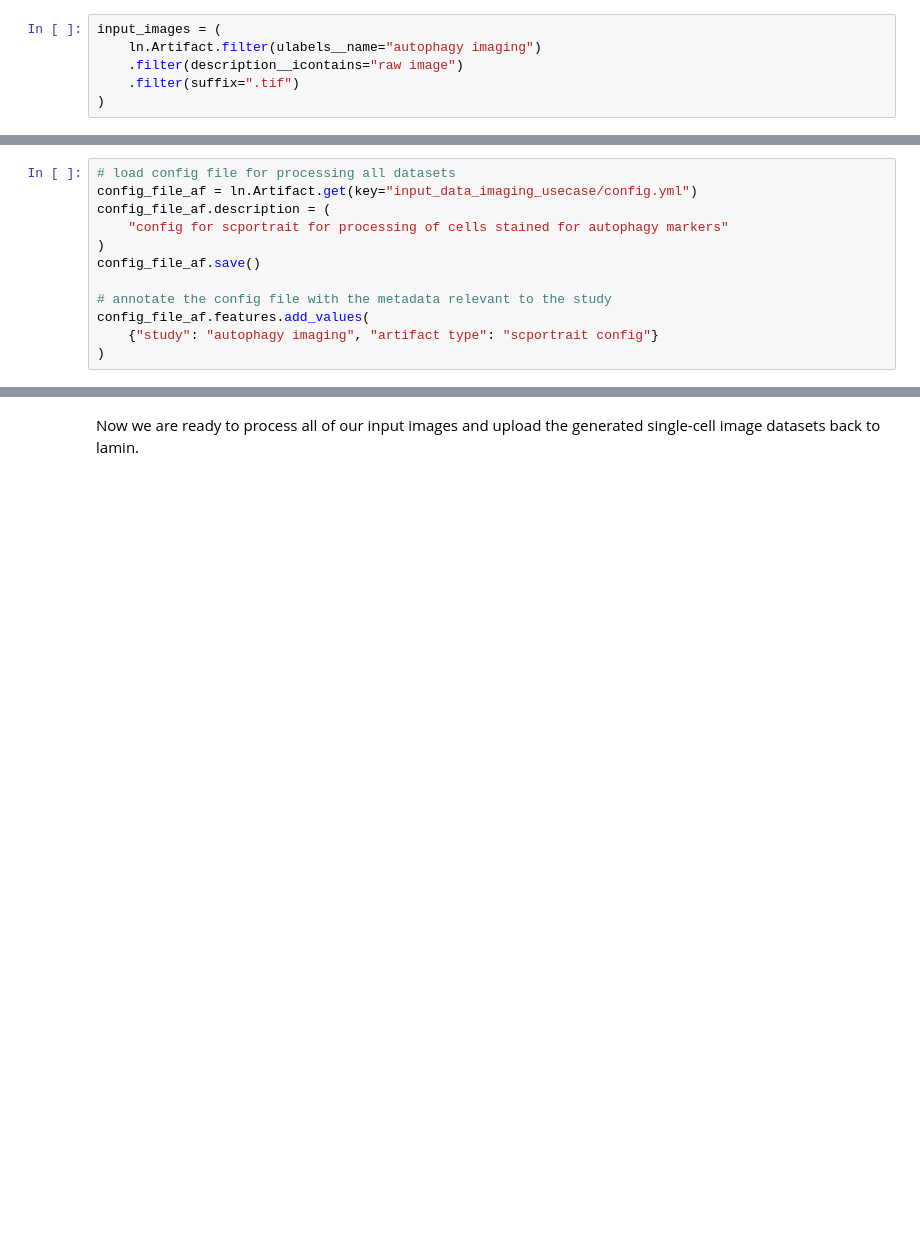
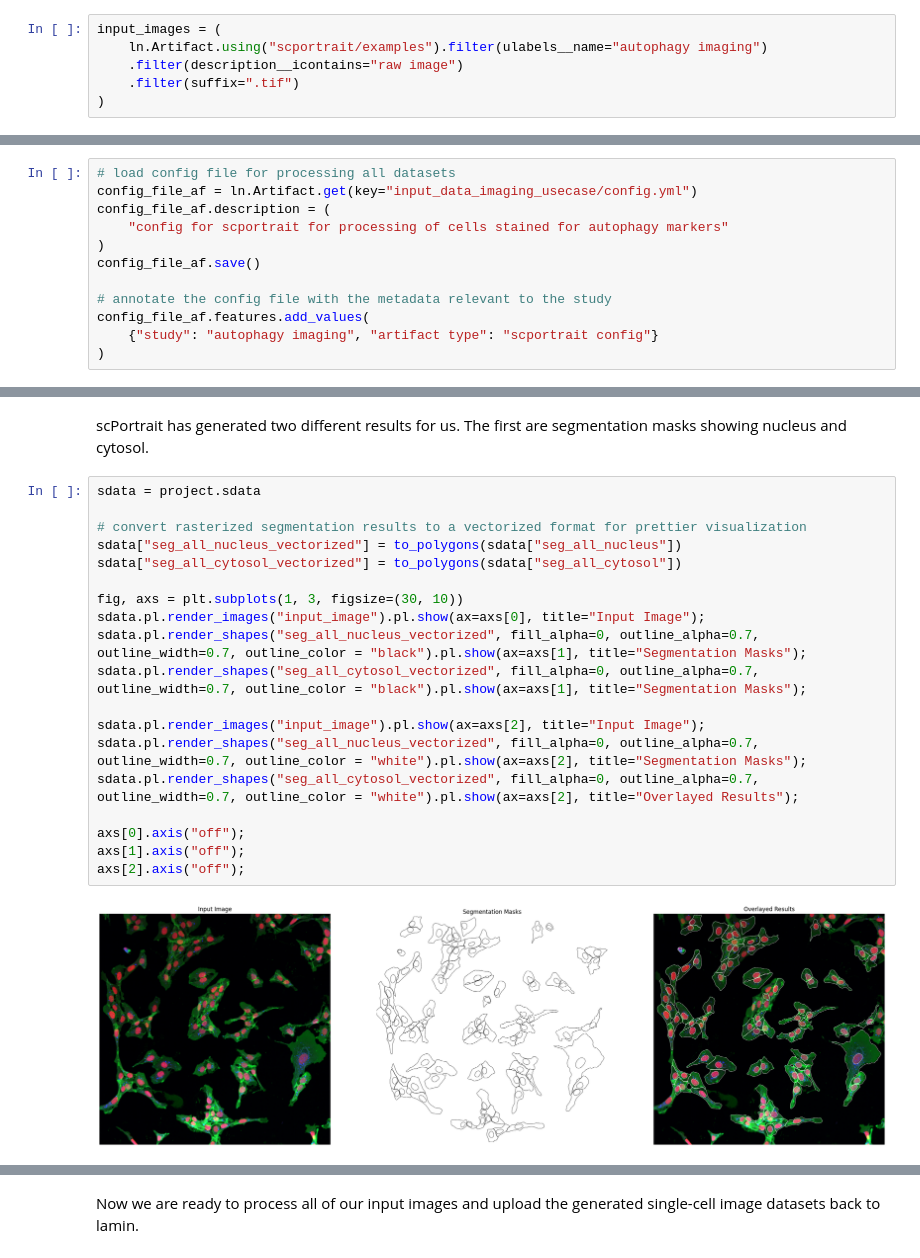
Before and after one commit to laminlabs/lamin-usecases, a Jupyter notebook: docs/imaging2.ipynb, the cells around one changed output, grey strips where cells are left out. Cells and saved outputs as stored; diff of their text form; blank space fills up the shorter version.

Commit message:
Rework scPortrait processing notebook (#184)

```diff
--- a/docs/imaging2.ipynb
+++ b/docs/imaging2.ipynb
@@ -21,7 +27,7 @@ ln.track()
 First, we query for the raw and annotated microscopy images.
 # %%
 input_images = (
-    ln.Artifact.filter(ulabels__name="autophagy imaging")
+    ln.Artifact.using("scportrait/examples").filter(ulabels__name="autophagy imaging")
     .filter(description__icontains="raw image")
     .filter(suffix=".tif")
 )
@@ -110,0 +184,23 @@ We decorate our custom image procssing function with :func:`~lamindb.tracked` to
+# %% [markdown]
+scPortrait has generated two different results for us. The first are segmentation masks showing nucleus and cytosol.
+# %%
+sdata = project.sdata
+
+# convert rasterized segmentation results to a vectorized format for prettier visualization
+sdata["seg_all_nucleus_vectorized"] = to_polygons(sdata["seg_all_nucleus"])
+sdata["seg_all_cytosol_vectorized"] = to_polygons(sdata["seg_all_cytosol"])
+
+fig, axs = plt.subplots(1, 3, figsize=(30, 10))
+sdata.pl.render_images("input_image").pl.show(ax=axs[0], title="Input Image");
+sdata.pl.render_shapes("seg_all_nucleus_vectorized", fill_alpha=0, outline_alpha=0.7, outline_width=0.7, outline_color = "black").pl.show(ax=axs[1], title="Segmentation Masks");
+sdata.pl.render_shapes("seg_all_cytosol_vectorized", fill_alpha=0, outline_alpha=0.7, outline_width=0.7, outline_color = "black").pl.show(ax=axs[1], title="Segmentation Masks");
+
+sdata.pl.render_images("input_image").pl.show(ax=axs[2], title="Input Image");
+sdata.pl.render_shapes("seg_all_nucleus_vectorized", fill_alpha=0, outline_alpha=0.7, outline_width=0.7, outline_color = "white").pl.show(ax=axs[2], title="Segmentation Masks");
+sdata.pl.render_shapes("seg_all_cytosol_vectorized", fill_alpha=0, outline_alpha=0.7, outline_width=0.7, outline_color = "white").pl.show(ax=axs[2], title="Overlayed Results");
+
+axs[0].axis("off");
+axs[1].axis("off");
+axs[2].axis("off");
+# %% [output]
+[figure, added]
```
Also changed, not shown: parts of 18 cells of this notebook.
